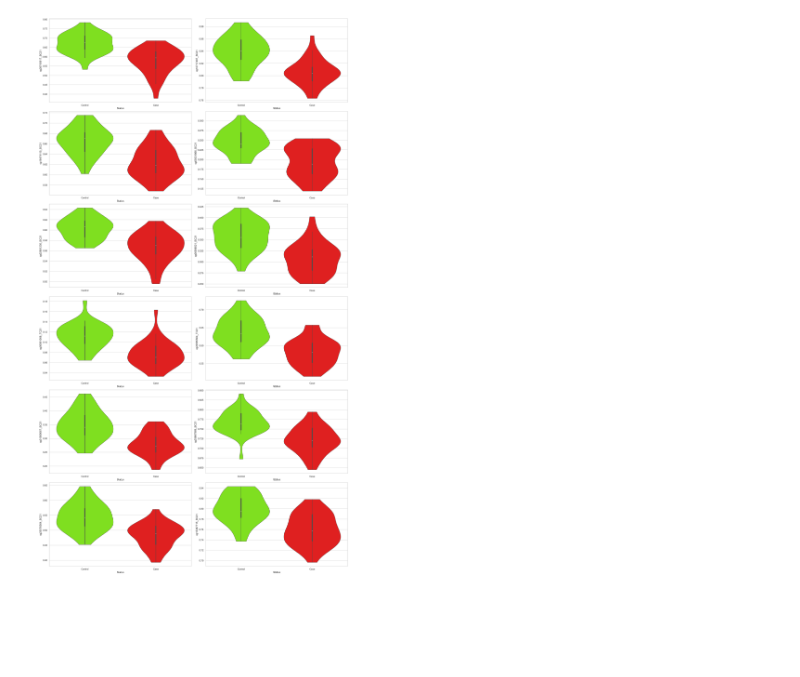
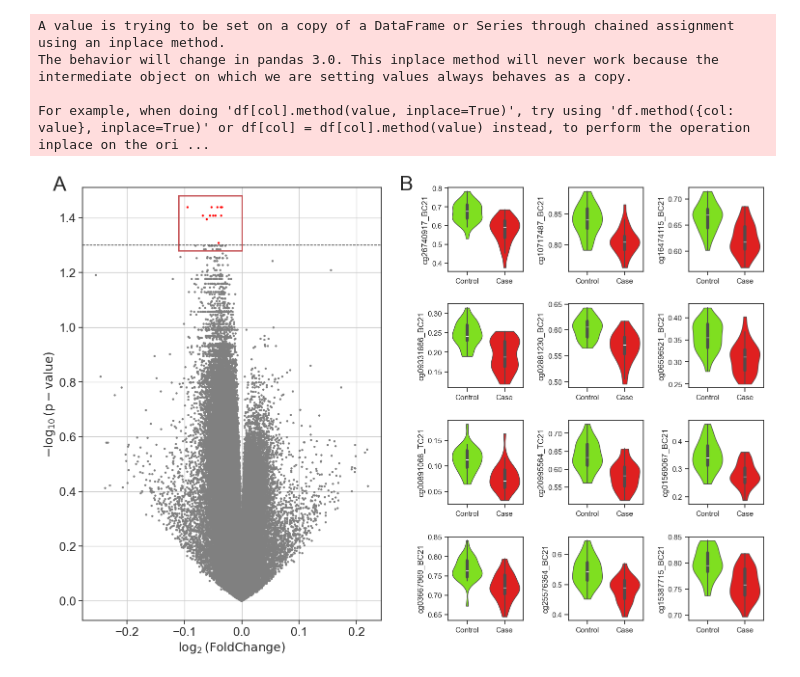
Before and after one commit to AaronBlare/bioTest, a Jupyter notebook: volcano_test.ipynb, the cells around one changed output. Drawn from its saved outputs; the diff is of its cells as text; code cells hidden in the pictures; blank space fills up the shorter version.

```diff
--- a/volcano_test.ipynb
+++ b/volcano_test.ipynb
@@ -233,22 +238,20 @@ fig = plt.figure(
 
 axs = fig.subplot_mosaic(
     [
-        ['21', '31'],
-        ['22', '32'],
-        ['23', '33'],
-        ['24', '34'],
-        ['25', '35'],
-        ['26', '36'],
+        ['21', '31', '41'],
+        ['22', '32', '42'],
+        ['23', '33', '43'],
+        ['24', '34', '44'],
     ],
-    height_ratios=[1, 1, 1, 1, 1, 1],
-    width_ratios=[1, 1],
+    height_ratios=[1, 1, 1, 1],
+    width_ratios=[1, 1, 1],
 )
 
 sns.set_theme(style='whitegrid')
 
 for id, cpg in enumerate(feats_beta):
-    row_id = id % 2 + 2
-    column_id = id // 2 + 1
+    row_id = id % 3 + 2
+    column_id = id // 3 + 1
     violin = sns.violinplot(
         data=df_for_plot,
         x='Status',
@@ -265,14 +268,12 @@ for id, cpg in enumerate(feats_beta):
     )
 plt.savefig(f"{path}/DMPs_cpg.png", bbox_inches='tight', dpi=400)
 plt.savefig(f"{path}/DMPs_cpg.pdf", bbox_inches='tight', dpi=400)
-# %% [output]
-[figure, removed]
 # %%
 fig = plt.figure(
-        figsize=(20, 36),
+        figsize=(15, 10),
         layout="constrained"
     )
-
+"""
 axs = fig.subplot_mosaic(
     [
         ['1', '21', '31'],
@@ -285,8 +286,27 @@ axs = fig.subplot_mosaic(
     height_ratios=[1, 1, 1, 1, 1, 1],
     width_ratios=[2, 1, 1],
 )
+"""
+sns.set_theme(style='ticks')
 
-sns.set_theme(style='whitegrid')
+axs = fig.subplot_mosaic(
+    [
+        ['1', '.', '21', '31', '41'],
+        ['1', '.', '22', '32', '42'],
+        ['1', '.', '23', '33', '43'],
+        ['1', '.', '24', '34', '44'],
+    ],
+    height_ratios=[1, 1, 1, 1],
+    width_ratios=[4, 0.05, 1, 1, 1],
+    gridspec_kw={
+                "bottom": 0.14,
+                "top": 0.95,
+                # "left": 0.1,
+                # "right": 0.5,
+                "wspace": 0.1,
+                "hspace": 0.07,
+            },
+)
 volc = volcano(
     df=df_dmps,
     lfc='logFC',
@@ -295,35 +315,49 @@ volc = volcano(
     lfc_thr=(0.0, 0.0),
     path=f"{path_curr}",
     geneid='print',
-    axtickfontsize=12,
-    axlabelfontsize=12,
+    axtickfontsize=18,
+    axlabelfontsize=18,
     gfont=18,
     gstyle=2,
     sign_line_h=True,
     sign_line_v=False,
     ar=0,
     color=('gray', 'green', 'red'),
     dim=(4, 4),
     ret=True,
-    ax=axs['1']
+    ax=axs['1'],
+    dotsize=5,
 )
+axs['1'].grid(True)
+axs['1'].text(-0.33, 1.5, 'A', fontsize=30, fontfamily='arial')
+rect = Rectangle((-0.11, 1.28), 0.11, 0.2, linewidth=2, edgecolor='r', facecolor='none')
+axs['1'].add_patch(rect)
 
 for id, cpg in enumerate(feats_beta):
-    row_id = id % 2 + 2
-    column_id = id // 2 + 1
+    row_id = id % 3 + 2
+    column_id = id // 3 + 1
     violin = sns.violinplot(
         data=df_for_plot,
         x='Status',
         y=cpg,
         hue='Status',
         palette=pheno_associations['Status']['colors'],
         density_norm='width',
         order=pheno_associations['Status']['groups'],
         saturation=0.75,
         linewidth=1.0,
         legend=False,
         ax=axs[f'{row_id}{column_id}'],
         cut=0,
     )
+    axs[f'{row_id}{column_id}'].set(xlabel=None)
+axs['21'].text(-1.8, 0.79, 'B', fontsize=30, fontfamily='arial')
+
 plt.savefig(f"{path}/fig3.png", bbox_inches='tight', dpi=400)
 plt.savefig(f"{path}/fig3.pdf", bbox_inches='tight', dpi=400)
+# %% [output]
+A value is trying to be set on a copy of a DataFrame or Series through chained assignment using an inplace method.
+The behavior will change in pandas 3.0. This inplace method will never work because the intermediate object on which we are setting values always behaves as a copy.
+
+For example, when doing 'df[col].method(value, inplace=True)', try using 'df.method({col: value}, inplace=True)' or df[col] = df[col].method(value) instead, to perform the operation inplace on the ori ...
+[figure, added]
```
Also changed, not shown: parts of 2 cells of this notebook.
